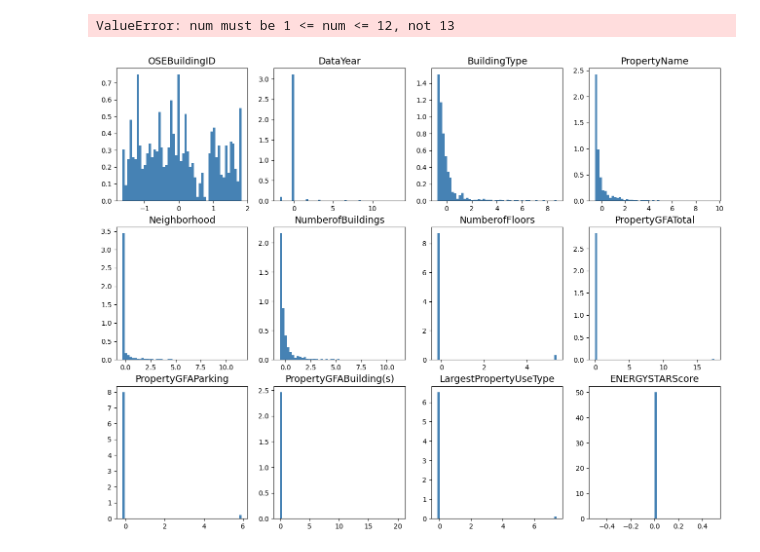
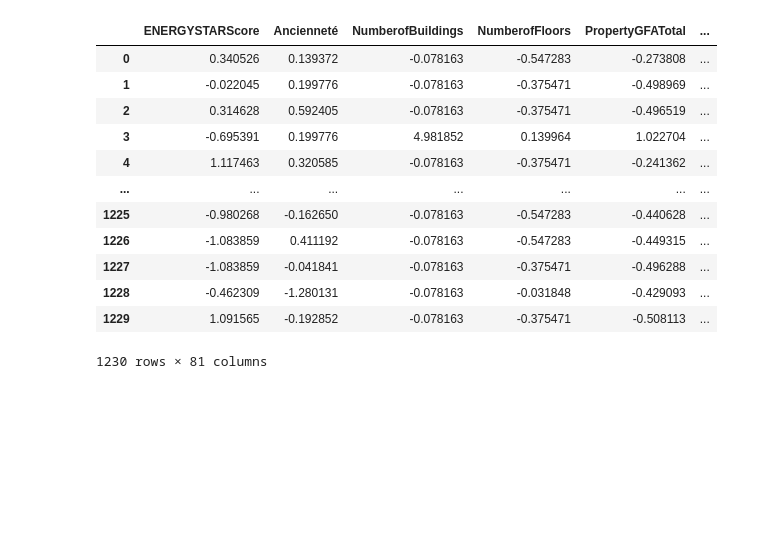
Before and after one commit to BinaryLost/machine_learning_projects, a Jupyter notebook: projet_3/analyse_emission.ipynb, the cells around one changed output. Cells and saved outputs as stored; diff of their text form; code cells hidden in the pictures; blank space fills up the shorter version.

```diff
--- a/projet_3/analyse_emission.ipynb
+++ b/projet_3/analyse_emission.ipynb
@@ -37,10 +45,0 @@ plt.show()
-# %%
-#distribution
-fig = plt.figure(figsize=(16, 12))
-for feat_idx in range(X_train_std.shape[1]):
-    ax = fig.add_subplot(3,4, (feat_idx+1))
-    h = ax.hist(X_train_std[:, feat_idx], bins=50, color = 'steelblue', density=True, edgecolor='none')
-    ax.set_title(data.columns[feat_idx], fontsize=14)
-# %% [output]
-ValueError: num must be 1 <= num <= 12, not 13
-[figure, removed]
@@ -49,0 +46,16 @@ functions.dummy_regressor_model(data, X, y)
+# %%
+X_train_std_df
+# %% [output]
+|  | ENERGYSTARScore | Ancienneté | NumberofBuildings | NumberofFloors | PropertyGFATotal | ... |
+| 0 | 0.340526 | 0.139372 | -0.078163 | -0.547283 | -0.273808 | ... |
+| 1 | -0.022045 | 0.199776 | -0.078163 | -0.375471 | -0.498969 | ... |
+| 2 | 0.314628 | 0.592405 | -0.078163 | -0.375471 | -0.496519 | ... |
+| 3 | -0.695391 | 0.199776 | 4.981852 | 0.139964 | 1.022704 | ... |
+| 4 | 1.117463 | 0.320585 | -0.078163 | -0.375471 | -0.241362 | ... |
+| ... | ... | ... | ... | ... | ... | ... |
+| 1225 | -0.980268 | -0.162650 | -0.078163 | -0.547283 | -0.440628 | ... |
+| 1226 | -1.083859 | 0.411192 | -0.078163 | -0.547283 | -0.449315 | ... |
+| 1227 | -1.083859 | -0.041841 | -0.078163 | -0.375471 | -0.496288 | ... |
+| 1228 | -0.462309 | -1.280131 | -0.078163 | -0.031848 | -0.429093 | ... |
+| 1229 | 1.091565 | -0.192852 | -0.078163 | -0.375471 | -0.508113 | ... |
+1230 rows × 81 columns
```
Also changed, not shown: parts of 14 cells of this notebook, 4 other files.
